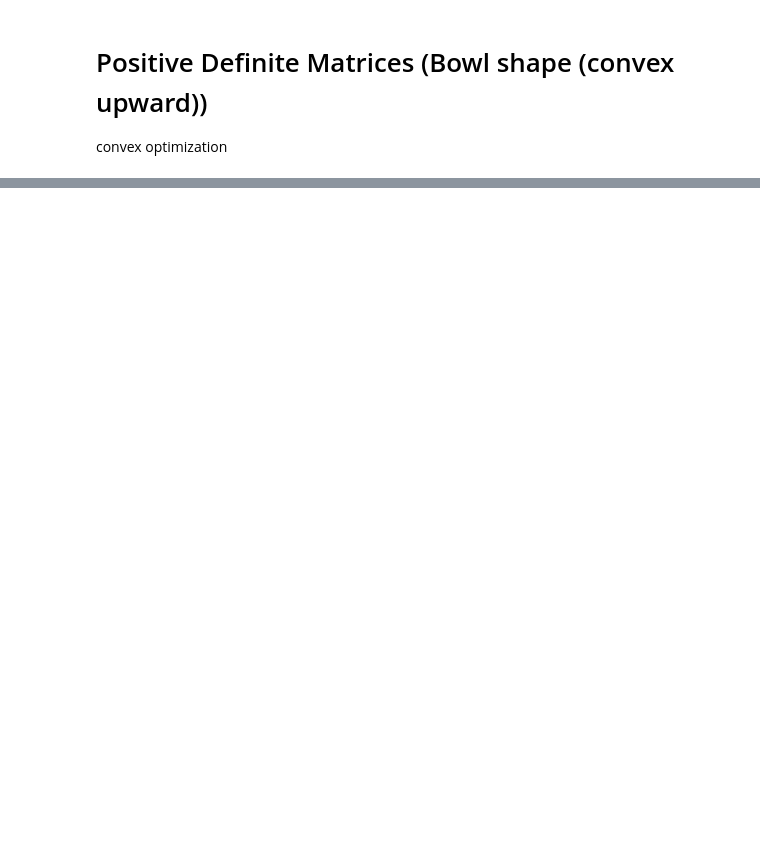
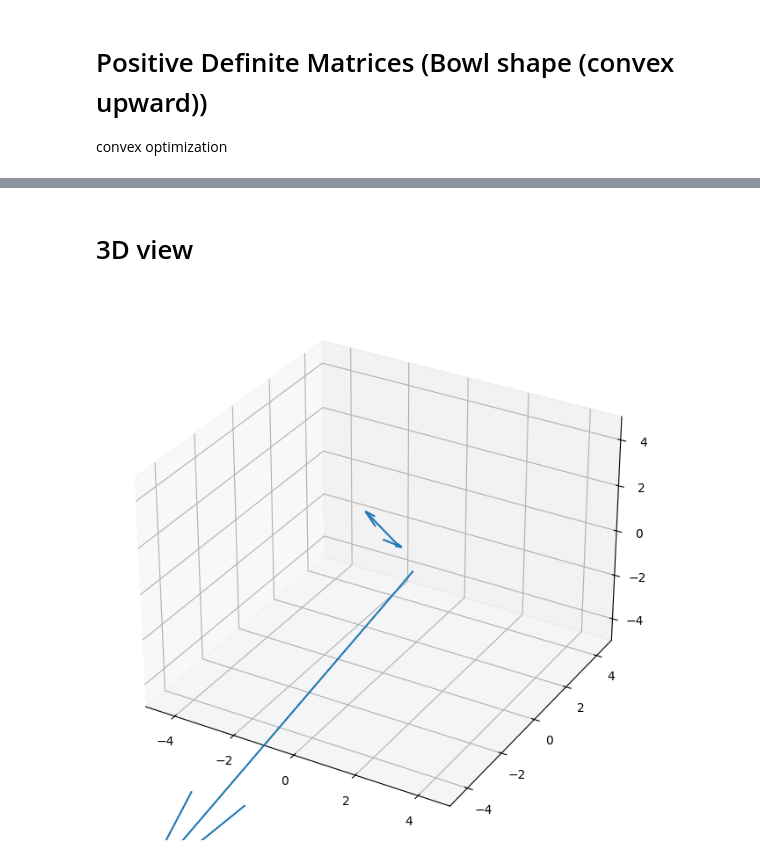
Before and after one commit to CoderAalok/Python_Libraries, a Jupyter notebook: Math for Machine Learning/Positive_definite_matrices.ipynb, the cells around one changed output, grey strips where cells are left out. Cells and saved outputs as stored; diff of their text form; code cells hidden in the pictures; blank space fills up the shorter version.

```diff
--- a/Math for Machine Learning/Positive_definite_matrices.ipynb
+++ b/Math for Machine Learning/Positive_definite_matrices.ipynb
@@ -70,0 +100,19 @@ plt.show()
+# %% [markdown]
+# 3D view
+# %%
+fig = plt.figure(figsize=(10,8))
+
+ax = fig.add_subplot(projection='3d')
+# ax.quiver(*origin, *x )
+ax.quiver(*origin, *Ax)
+
+
+ax.grid()
+ax.set_xlim3d(-5,5)
+ax.set_ylim3d(-5,5)
+ax.set_zlim3d(-5,5)
+
+
+plt.show()
+# %% [output]
+[figure, added]
```
Also changed, not shown: parts of 8 cells of this notebook.
